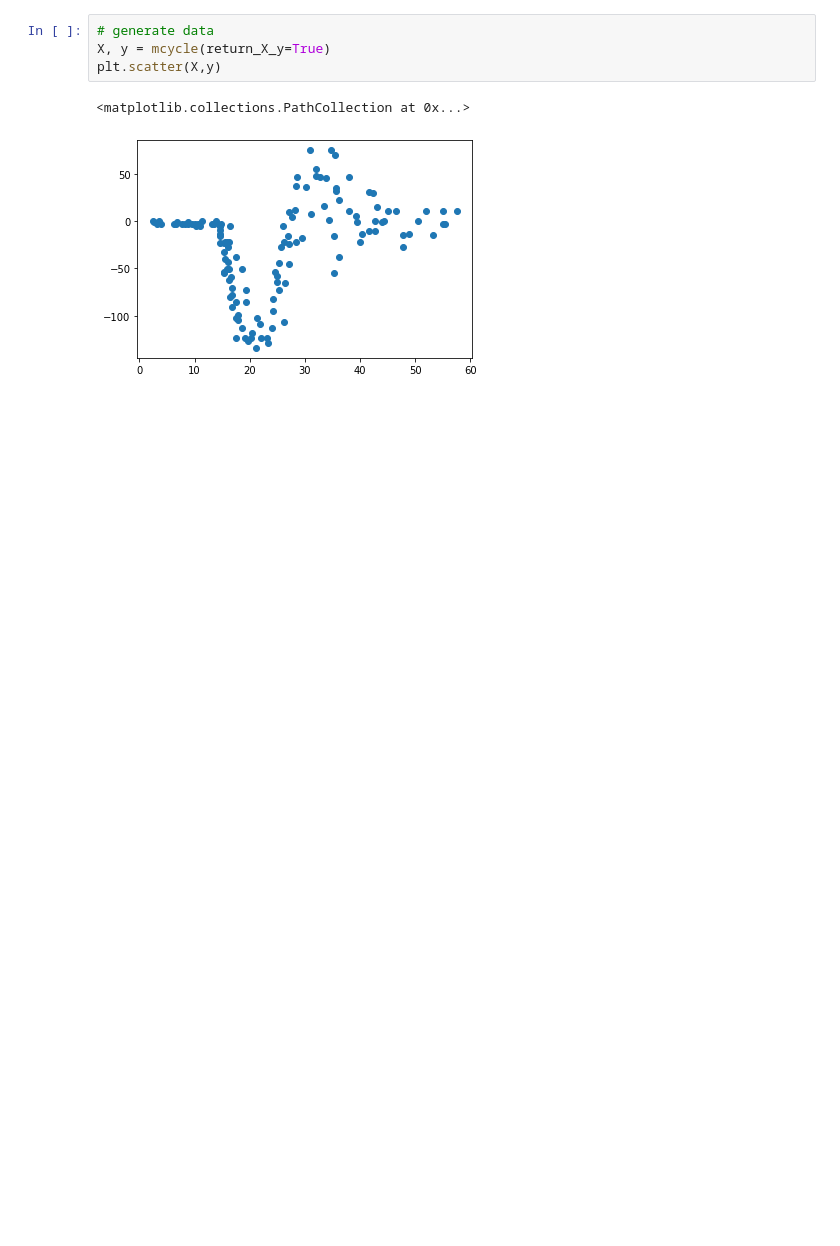
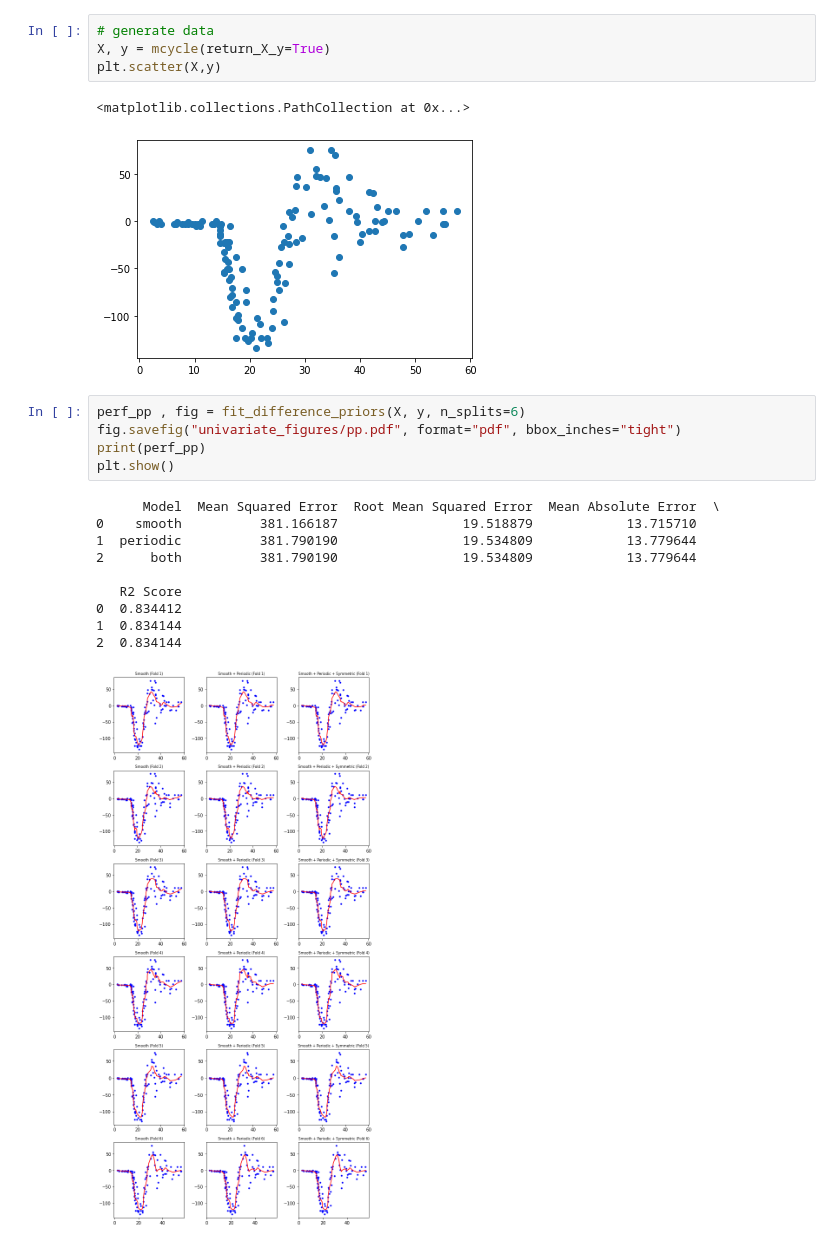
Before and after one commit to zadchin/Bayesian-Additive-Modelling, a Jupyter notebook: univariate.ipynb, the cells around one changed output. Cells and saved outputs as stored; diff of their text form; blank space fills up the shorter version.

```diff
--- a/univariate.ipynb
+++ b/univariate.ipynb
@@ -16,3 +16,19 @@ plt.scatter(X,y)
 # %% [output]
 <matplotlib.collections.PathCollection at 0x...>
 [figure]
+# %%
+perf_pp , fig = fit_difference_priors(X, y, n_splits=6)
+fig.savefig("univariate_figures/pp.pdf", format="pdf", bbox_inches="tight")
+print(perf_pp)
+plt.show()
+# %% [output]
+      Model  Mean Squared Error  Root Mean Squared Error  Mean Absolute Error  \
+0    smooth          381.166187                19.518879            13.715710
+1  periodic          381.790190                19.534809            13.779644
+2      both          381.790190                19.534809            13.779644
+
+   R2 Score
+0  0.834412
+1  0.834144
+2  0.834144
+[figure, added]
```
Also changed, not shown: parts of 8 cells of this notebook, 11 other files.
